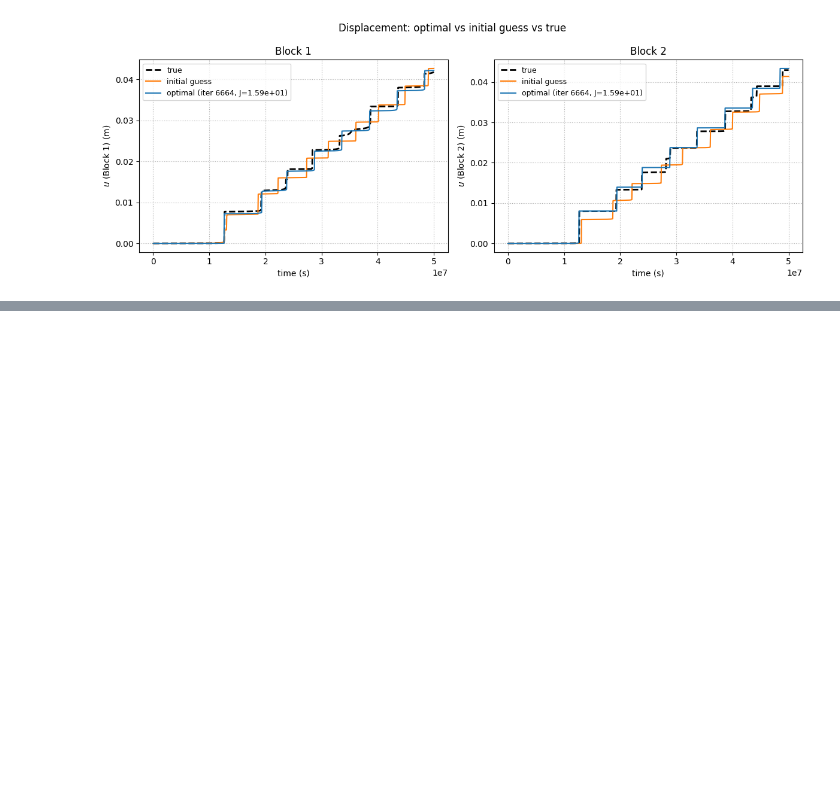
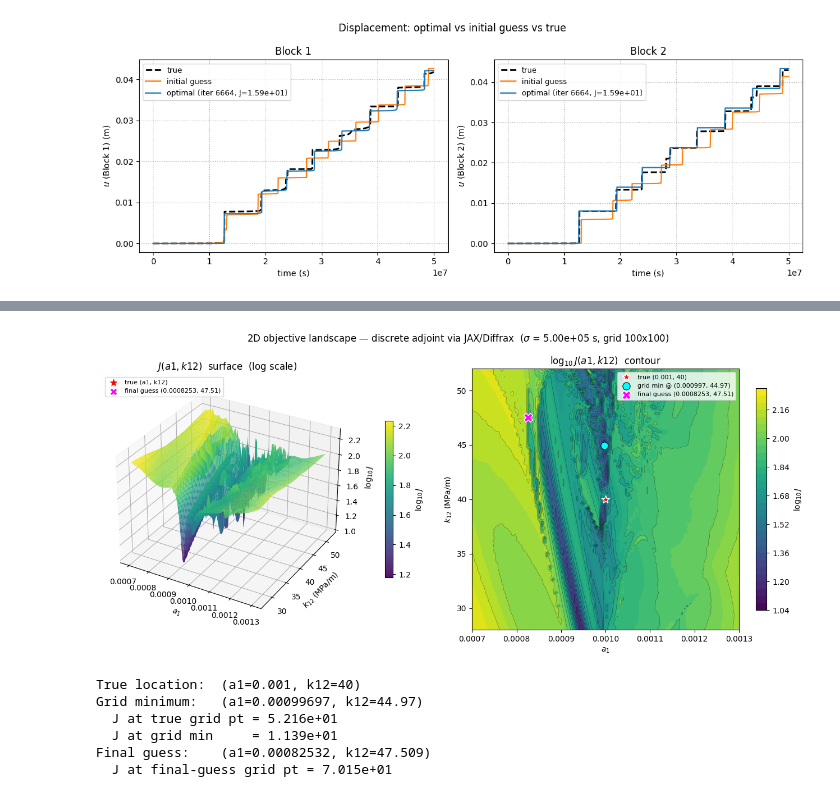
Before and after one commit to ericeberg3/spring-slider-adjoint, a Jupyter notebook: slip_discrete_adjoint_double_springslider.ipynb, the cells around one changed output, grey strips where cells are left out. Drawn from its saved outputs; the diff is of its cells as text; code cells hidden in the pictures; blank space fills up the shorter version.

Commit message:
Changed lanscape cell to be able to see where the optimization ended up landing.

```diff
--- a/slip_discrete_adjoint_double_springslider.ipynb
+++ b/slip_discrete_adjoint_double_springslider.ipynb
@@ -985,0 +947,23 @@ Best iterate: 6664/10930  (J = 1.5912e+01)
+# %%
+from adjoint_tests import run_J_landscape_2d_jax
+
+# Build {param_name: final_value} from the inversion result so the landscape
+# plot can mark where scipy.optimize landed. Keys present in `params=` below
+# are the only ones read; others are ignored.
+_p_final_2d = {name: float(x_final[i]) for i, name in enumerate(INVERT_PARAMS)}
+
+landscape_2d_results = run_J_landscape_2d_jax(
+    M=M,
+    T=T,
+    forward_solve_jax=forward_solve_jax,
+    u1_obs=np.asarray(u1_obs),
+    u2_obs=np.asarray(u2_obs),
+    t_ref=np.asarray(t_ref),
+    params=('a1', 'k12'),
+    n1=100,
+    n2=100,
+    sigma=0.01*T,
+    chunk_size=32,
+    p_final=_p_final_2d,
+)
+# %% [output]
@@ -985,0 +987,7 @@ Best iterate: 6664/10930  (J = 1.5912e+01)
+[figure, added]
+True location:  (a1=0.001, k12=40)
+Grid minimum:   (a1=0.00099697, k12=44.97)
+  J at true grid pt = 5.216e+01
+  J at grid min     = 1.139e+01
+Final guess:    (a1=0.00082532, k12=47.509)
+  J at final-guess grid pt = 7.015e+01
```
Also changed, not shown: parts of 4 cells of this notebook, 2 other files.
